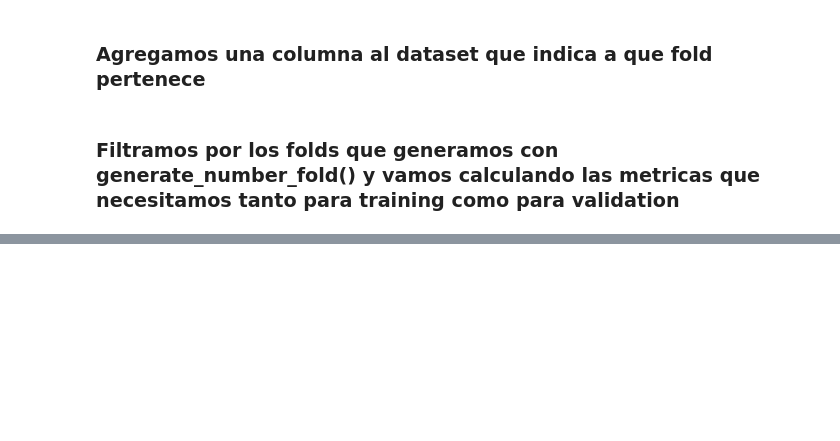
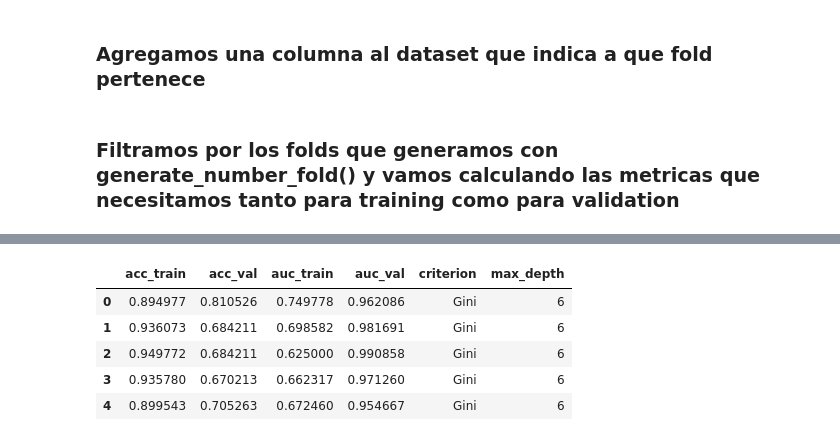
Before and after one commit to pabloveraML/decision_tree, a Jupyter notebook: Final_dataset_maestria - 2.2.ipynb, the cells around one changed output, grey strips where cells are left out. Drawn from its saved outputs; the diff is of its cells as text; code cells hidden in the pictures; blank space fills up the shorter version.

```diff
--- a/Final_dataset_maestria - 2.2.ipynb
+++ b/Final_dataset_maestria - 2.2.ipynb
@@ -436,0 +465,17 @@ generate_table(acc_train_gini, acc_val_gini, auc_train_gini, auc_val_gini, 'Gini
+# %%
+acc_train_gini = applied_cross_validation_dt(df_work, 5, 6, 'gini')[0]
+
+acc_val_gini = applied_cross_validation_dt(df_work, 5, 6, 'gini')[1]
+
+auc_train_gini = applied_cross_validation_dt(df_work, 5, 6, 'gini')[2]
+
+auc_val_gini = applied_cross_validation_dt(df_work, 5, 6, 'gini')[3]
+
+generate_table(acc_train_gini, acc_val_gini, auc_train_gini, auc_val_gini, 'Gini', 6, 5)
+# %% [output]
+|  | acc_train | acc_val | auc_train | auc_val | criterion | max_depth |
+| 0 | 0.894977 | 0.810526 | 0.749778 | 0.962086 | Gini | 6 |
+| 1 | 0.936073 | 0.684211 | 0.698582 | 0.981691 | Gini | 6 |
+| 2 | 0.949772 | 0.684211 | 0.625000 | 0.990858 | Gini | 6 |
+| 3 | 0.935780 | 0.670213 | 0.662317 | 0.971260 | Gini | 6 |
+| 4 | 0.899543 | 0.705263 | 0.672460 | 0.954667 | Gini | 6 |
```
Also changed, not shown: parts of 4 cells of this notebook.
